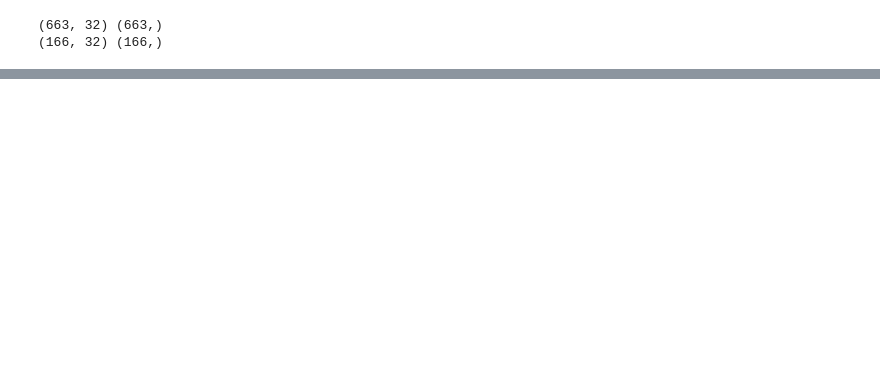
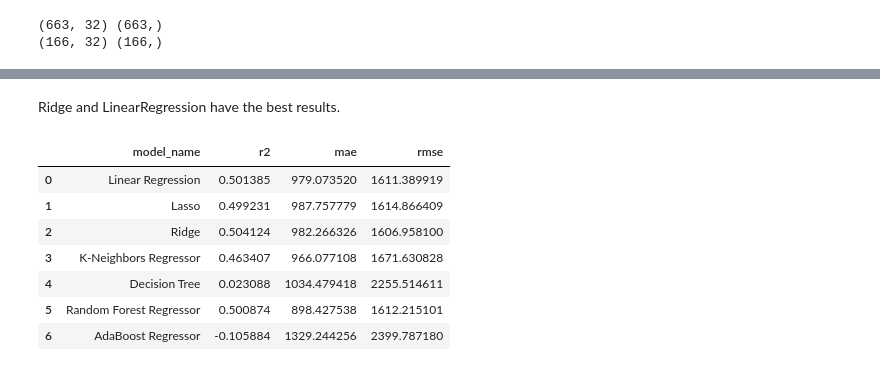
Before and after one commit to EiPhyuSinn/Data_science_end_to_end, a Jupyter notebook: model_training/training.ipynb, the cells around one changed output, grey strips where cells are left out. Saved outputs shown, nothing was run; the diff lists cells and outputs as text; code cells hidden in the pictures; blank space fills up the shorter version.

```diff
--- a/model_training/training.ipynb
+++ b/model_training/training.ipynb
@@ -64,17 +57,37 @@ print(x_test.shape, y_test.shape)
 # %%
 import numpy as np
-from sklearn.metrics import mean_absolute_error,mean_squared_error,r2_score
 from sklearn.neighbors import KNeighborsRegressor
 from sklearn.tree import DecisionTreeRegressor
-from sklearn.ensemble import RandomForestRegressor, AdaBoostRegressor
+from sklearn.ensemble import RandomForestRegressor,AdaBoostRegressor
 from sklearn.svm import SVR
-from sklearn.linear_model import LinearRegression
+from sklearn.linear_model import LinearRegression, Ridge,Lasso
+from sklearn.metrics import r2_score, mean_absolute_error, mean_squared_error
 
-def eval(y,y_pred):
-    mae = mean_absolute_error(y,y_pred)
-    rmse = np.sqrt(mean_squared_error(y,y_pred))
-    r2 = r2_score(y,y_pred)
-    return mae,rmse,r2
+def evaluate(test,pred):
+    r2 = r2_score(test,pred)
+    mae = mean_absolute_error(test,pred)
+    rmse = np.sqrt(mean_squared_error(test,pred))
+    return r2,mae,rmse
 
 
-models =
+models = {
+    "Linear Regression": LinearRegression(),
+    "Lasso": Lasso(),
+    "Ridge": Ridge(),
+    "K-Neighbors Regressor": KNeighborsRegressor(),
+    "Decision Tree": DecisionTreeRegressor(),
+    "Random Forest Regressor": RandomForestRegressor(),
+    "AdaBoost Regressor": AdaBoostRegressor()
+}
+results = []
+for model_name,model in models.items():
+    model.fit(x_train,y_train)
+    y_pred = model.predict(x_test)
+    r2,mae,rmse = evaluate(y_test,y_pred)
+    results.append({'model_name':model_name,
+                    'r2' : r2,
+                    'mae':mae,
+                    'rmse':rmse})
+
+    print(model_name)
+    print(f'r2 score : {r2}, MAE : {mae}, RMSE : {rmse}')
@@ -81,2 +109,13 @@ models =
+# %% [markdown]
+Ridge and LinearRegression have the best results.
 # %%
-# Function to calculate average price per township
+pd.DataFrame(results)
+# %% [output]
+|  | model_name | r2 | mae | rmse |
+| 0 | Linear Regression | 0.501385 | 979.073520 | 1611.389919 |
+| 1 | Lasso | 0.499231 | 987.757779 | 1614.866409 |
+| 2 | Ridge | 0.504124 | 982.266326 | 1606.958100 |
+| 3 | K-Neighbors Regressor | 0.463407 | 966.077108 | 1671.630828 |
+| 4 | Decision Tree | 0.023088 | 1034.479418 | 2255.514611 |
+| 5 | Random Forest Regressor | 0.500874 | 898.427538 | 1612.215101 |
+| 6 | AdaBoost Regressor | -0.105884 | 1329.244256 | 2399.787180 |
```
Also changed, not shown: parts of 14 cells of this notebook, 2 other files.
